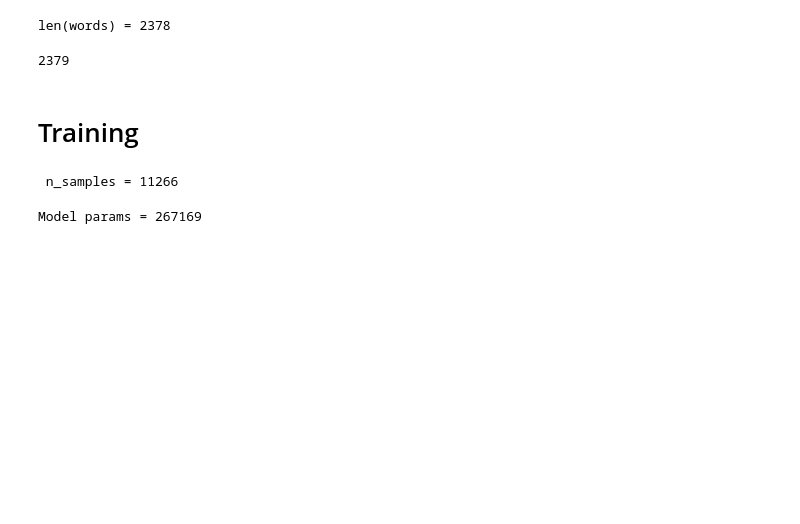
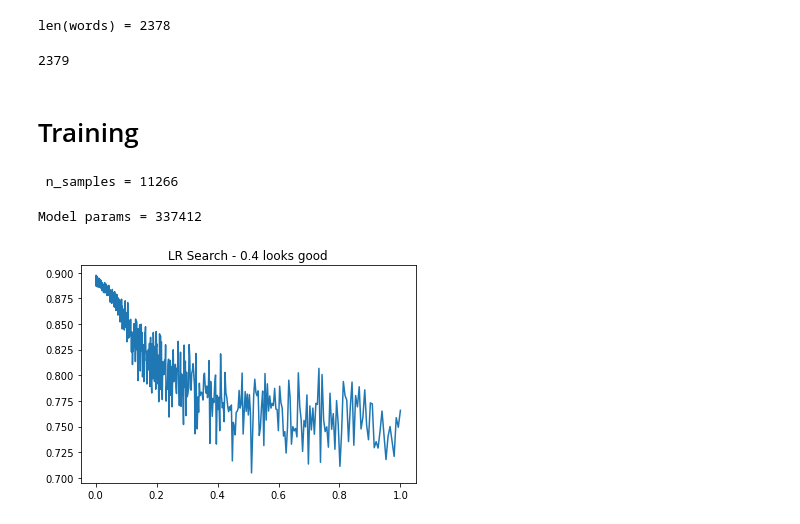
Before and after one commit to hans-elliott99/python-ml, a Jupyter notebook: makemore/jokes/makemore_jokes.ipynb, the cells around one changed output. Drawn from its saved outputs; the diff is of its cells as text; code cells hidden in the pictures; blank space fills up the shorter version.

```diff
--- a/makemore/jokes/makemore_jokes.ipynb
+++ b/makemore/jokes/makemore_jokes.ipynb
@@ -252,12 +254,23 @@ Xtr, Ytr, Xdev, Ydev = split_samples(X, Y, 0.8, seed=123)
 g = torch.Generator().manual_seed(123)
 
 model = OneLinerMLP(block_size=N, words=words)
-model.initialize_weights(embedding_dimensions=10,
-                         hidden_layer_neurons=100,
+model.initialize_weights(embedding_dimensions=11,
+                         hidden_layer_neurons=128,
                          generator=g)
 
 
 # Initialzie lists to store metrics
 losses, val_losses = [],[]
 # %% [output]
-Model params = 267169
+Model params = 337412
+# %%
+# LR Search
+lre = torch.linspace(-3, 0, 1000)
+lrs = 10**lre
+# lr_losses = []
+
+plt.plot(lrs, [math.log10(l) for l in lr_losses])
+plt.title("LR Search - 0.4 looks good")
+plt.show()
+# %% [output]
+[figure, added]
```
Also changed, not shown: parts of 6 cells of this notebook, 1 other file.
